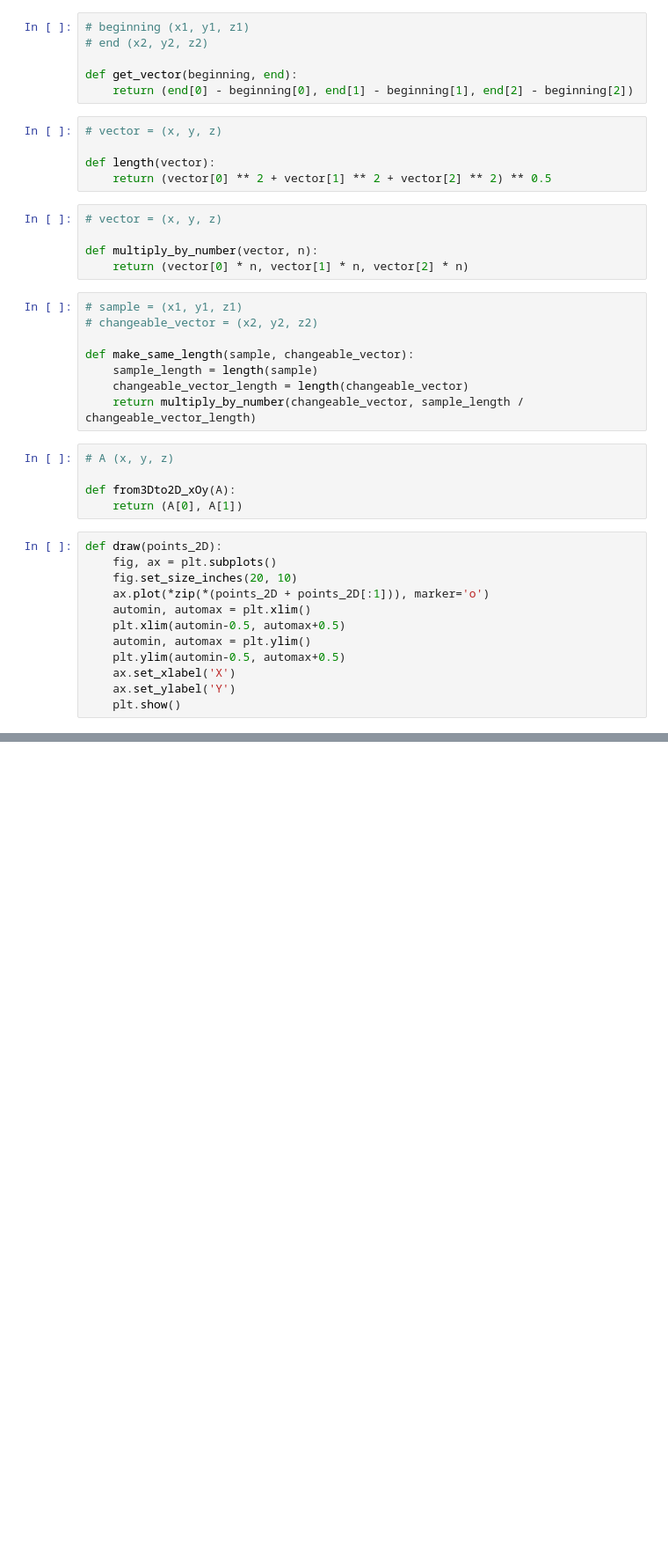
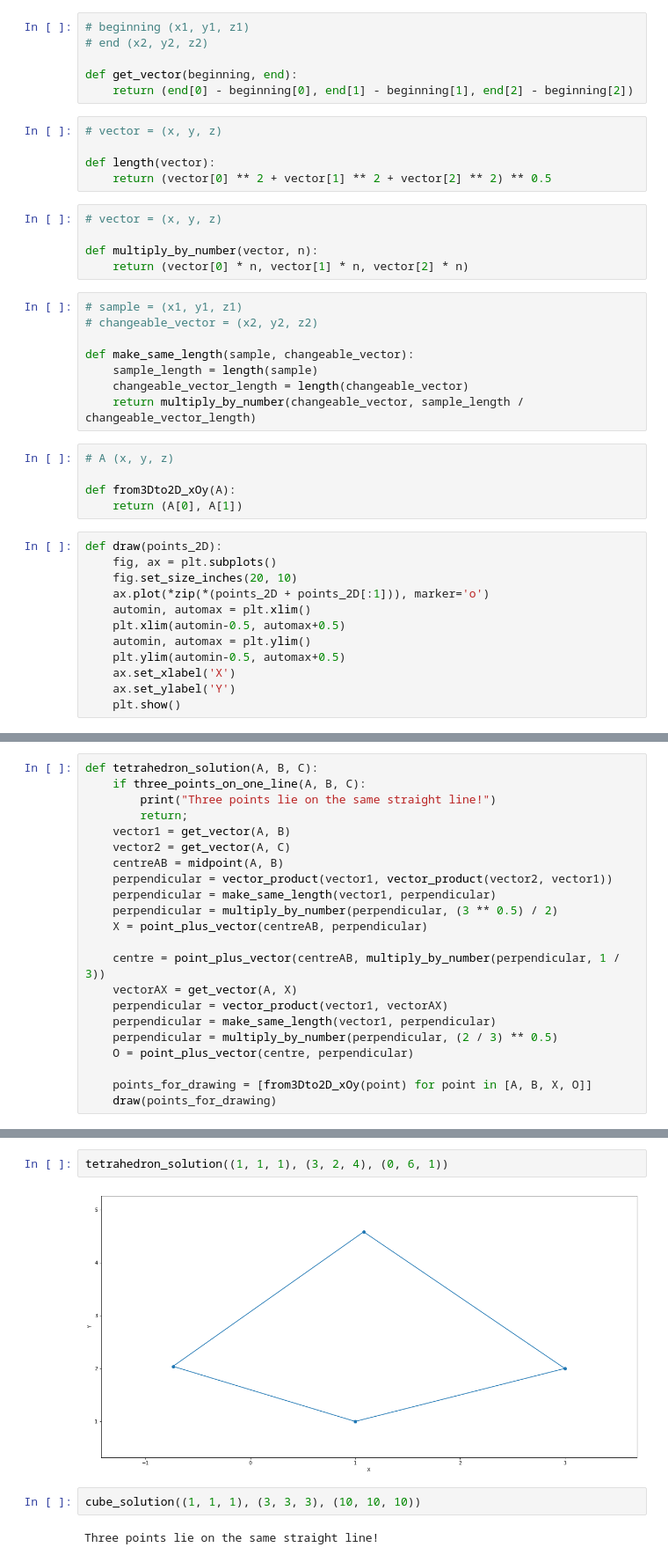
Before and after one commit to Danila-Pechenev/GeometryProject, a Jupyter notebook: Solution.ipynb, the cells around one changed output, grey strips where cells are left out. Shown at 88% size. Drawn from its saved outputs; the diff is of its cells as text; blank space fills up the shorter version.

```diff
--- a/Solution.ipynb
+++ b/Solution.ipynb
@@ -109 +116,23 @@ def cube_solution(A, B, C):
     draw(points_for_drawing)
+# %%
+def tetrahedron_solution(A, B, C):
+    if three_points_on_one_line(A, B, C):
+        print("Three points lie on the same straight line!")
+        return;
+    vector1 = get_vector(A, B)
+    vector2 = get_vector(A, C)
+    centreAB = midpoint(A, B)
+    perpendicular = vector_product(vector1, vector_product(vector2, vector1))
+    perpendicular = make_same_length(vector1, perpendicular)
+    perpendicular = multiply_by_number(perpendicular, (3 ** 0.5) / 2)
+    X = point_plus_vector(centreAB, perpendicular)
+
+    centre = point_plus_vector(centreAB, multiply_by_number(perpendicular, 1 / 3))
+    vectorAX = get_vector(A, X)
+    perpendicular = vector_product(vector1, vectorAX)
+    perpendicular = make_same_length(vector1, perpendicular)
+    perpendicular = multiply_by_number(perpendicular, (2 / 3) ** 0.5)
+    O = point_plus_vector(centre, perpendicular)
+
+    points_for_drawing = [from3Dto2D_xOy(point) for point in [A, B, X, O]]
+    draw(points_for_drawing)
@@ -109,0 +147,8 @@ def cube_solution(A, B, C):
+# %%
+tetrahedron_solution((1, 1, 1), (3, 2, 4), (0, 6, 1))
+# %% [output]
+[figure, added]
+# %%
+cube_solution((1, 1, 1), (3, 3, 3), (10, 10, 10))
+# %% [output]
+Three points lie on the same straight line!
```
Also changed, not shown: parts of 4 cells of this notebook.
